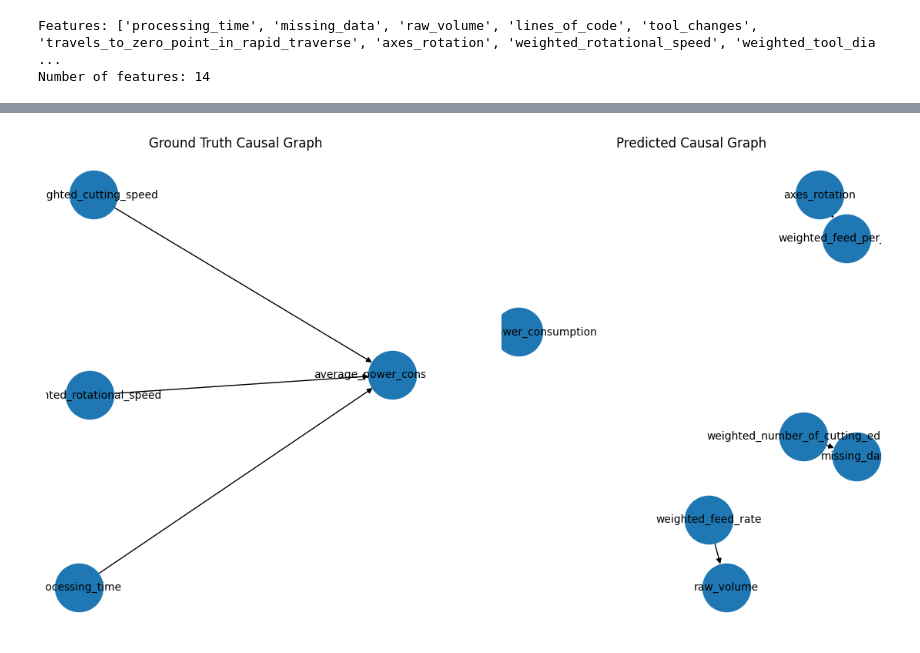
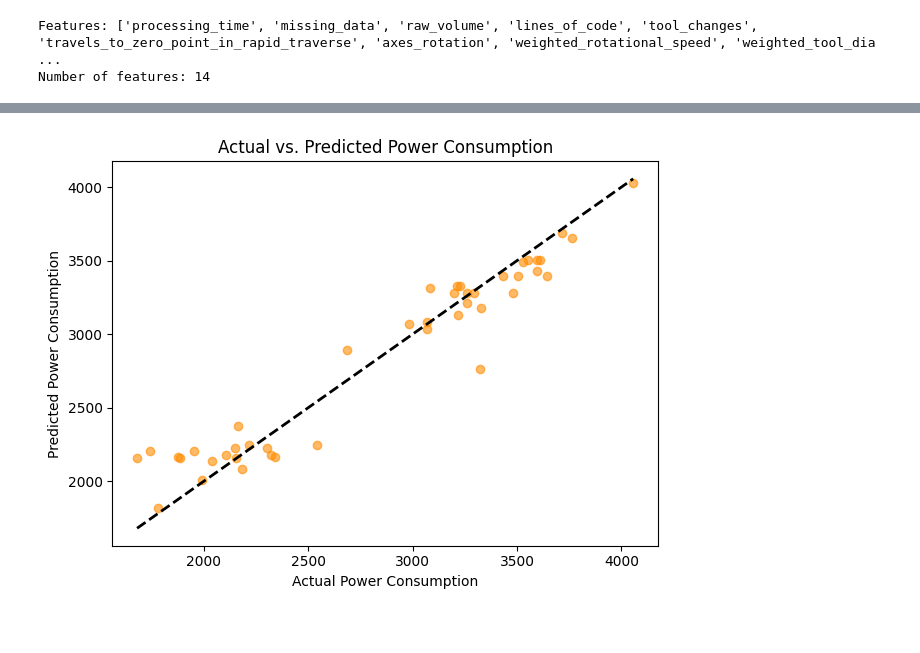
Before and after one commit to Mery101010/Thesis_project, a Jupyter notebook: Thesis/cnn.ipynb, the cells around one changed output, grey strips where cells are left out. Cells and saved outputs as stored; diff of their text form; code cells hidden in the pictures; blank space fills up the shorter version.

```diff
--- a/Thesis/cnn.ipynb
+++ b/Thesis/cnn.ipynb
@@ -367,10 +374,11 @@ plt.show()
-# %%
-fig, ax = plt.subplots(1, 2, figsize=(14, 8))
-nx.draw(ground_truth_graph, ax=ax[0], with_labels=True, node_size=2000, font_size=10)
-ax[0].set_title("Ground Truth Causal Graph")
-
-nx.draw(G, ax=ax[1], with_labels=True, node_size=2000, font_size=10)
-ax[1].set_title("Predicted Causal Graph")
-plt.show()
-# %% [output]
-[figure, removed]
+# %%
+plt.scatter(y_test_rescaled, y_pred_rescaled, alpha=0.6, color='darkorange')
+plt.plot([y_test_rescaled.min(), y_test_rescaled.max()],
+         [y_test_rescaled.min(), y_test_rescaled.max()], 'k--', lw=2)
+plt.xlabel("Actual Power Consumption")
+plt.ylabel("Predicted Power Consumption")
+plt.title("Actual vs. Predicted Power Consumption")
+plt.tight_layout()
+plt.show()
+# %% [output]
+[figure, added]
```
Also changed, not shown: parts of 24 cells of this notebook.
